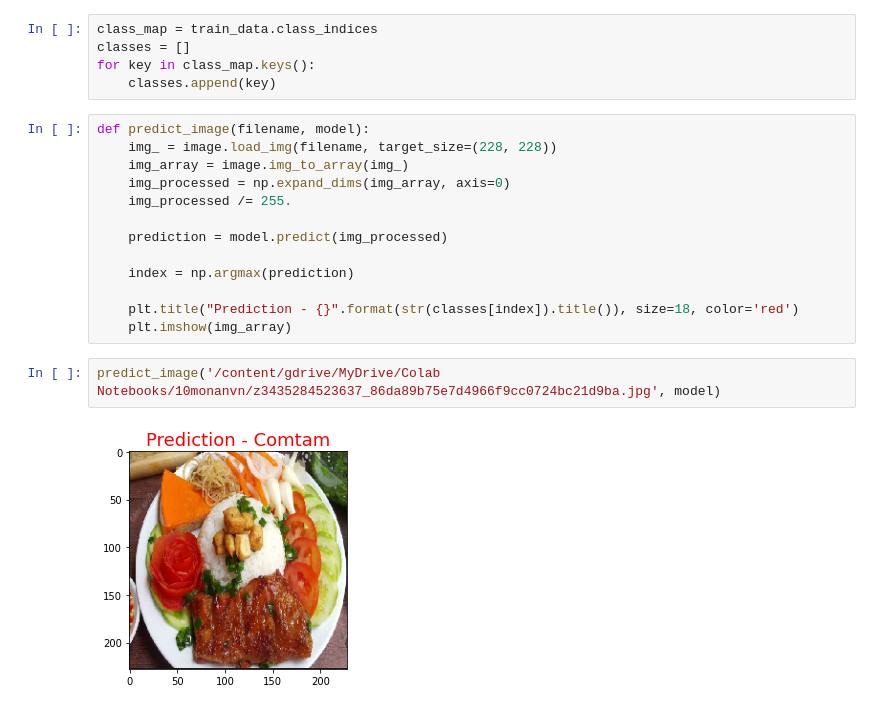
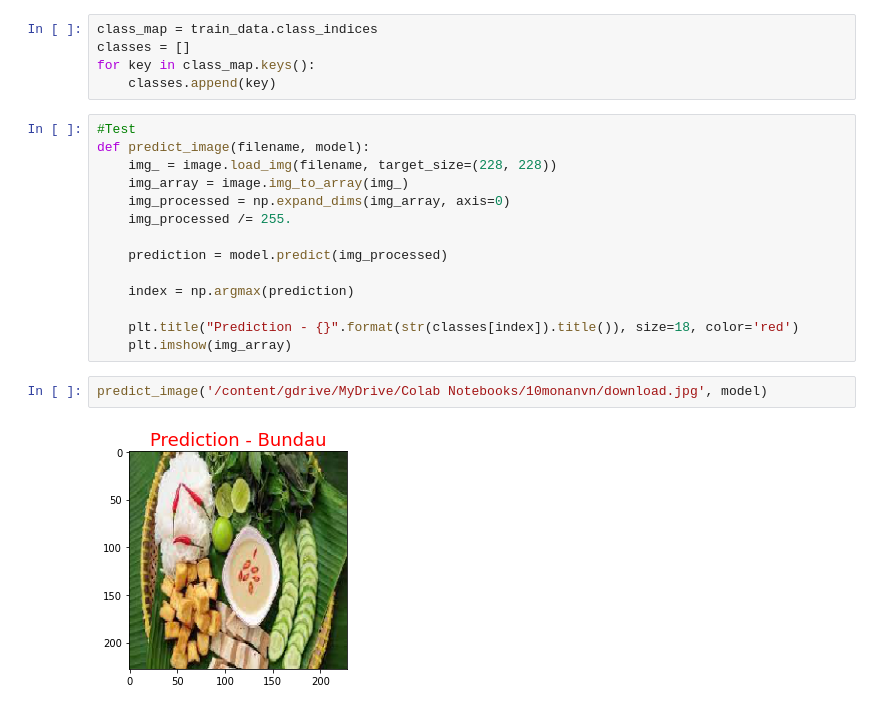
Before and after one commit to uyminhtri2702/AI, a Jupyter notebook: Food.ipynb, the cells around one changed output. Cells and saved outputs as stored; diff of their text form.

Commit message:
Được tạo bằng Colaboratory

```diff
--- a/Food.ipynb
+++ b/Food.ipynb
@@ -160,6 +176,7 @@ classes = []
 for key in class_map.keys():
     classes.append(key)
 # %%
+#Test
 def predict_image(filename, model):
     img_ = image.load_img(filename, target_size=(228, 228))
     img_array = image.img_to_array(img_)
@@ -173,6 +190,6 @@ def predict_image(filename, model):
     plt.title("Prediction - {}".format(str(classes[index]).title()), size=18, color='red')
     plt.imshow(img_array)
 # %%
-predict_image('/content/gdrive/MyDrive/Colab Notebooks/10monanvn/z3435284523637_86da89b75e7d4966f9cc0724bc21d9ba.jpg', model)
+predict_image('/content/gdrive/MyDrive/Colab Notebooks/10monanvn/download.jpg', model)
 # %% [output]
-[figure, old version]
+[figure, new version]
```
Also changed, not shown: parts of 14 cells of this notebook.
